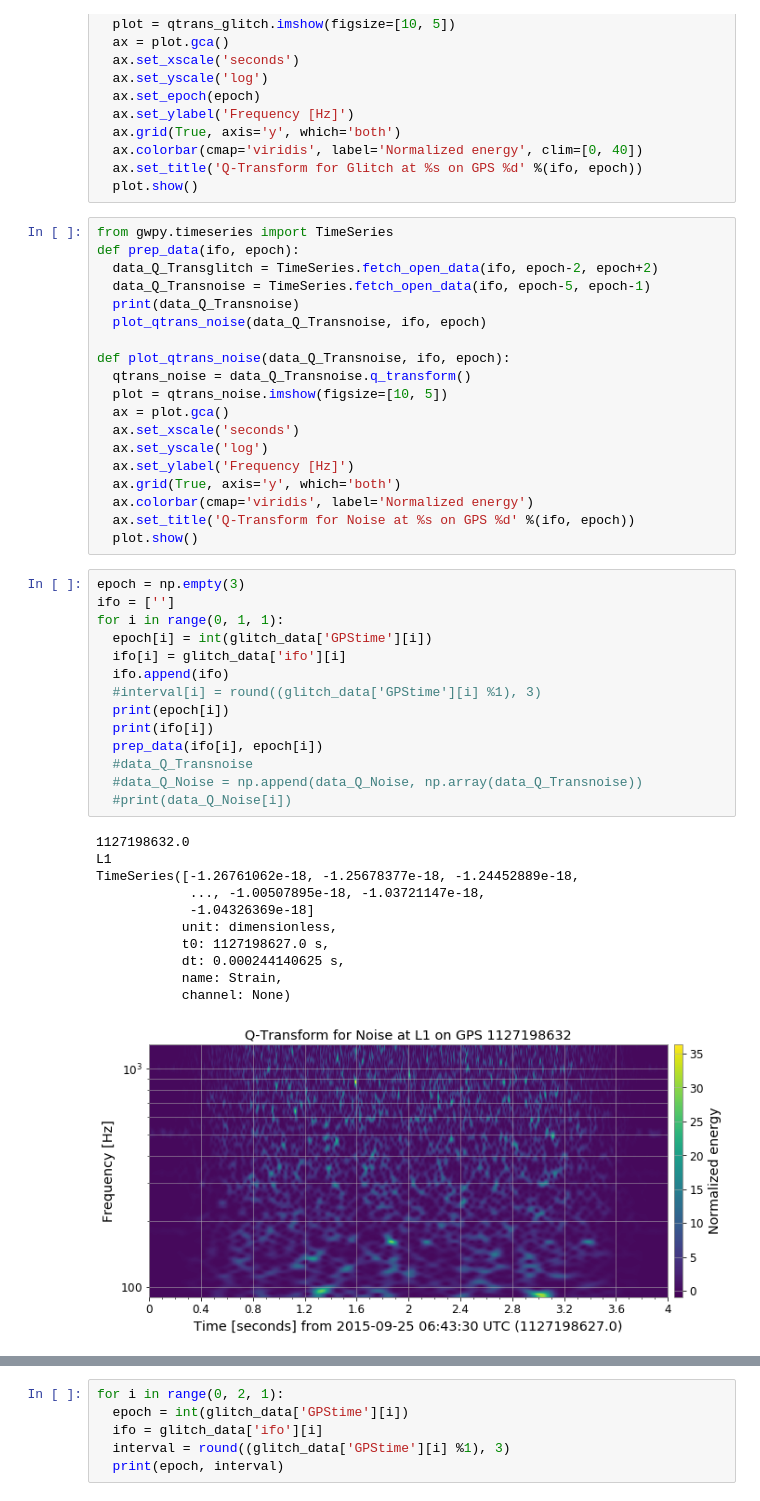
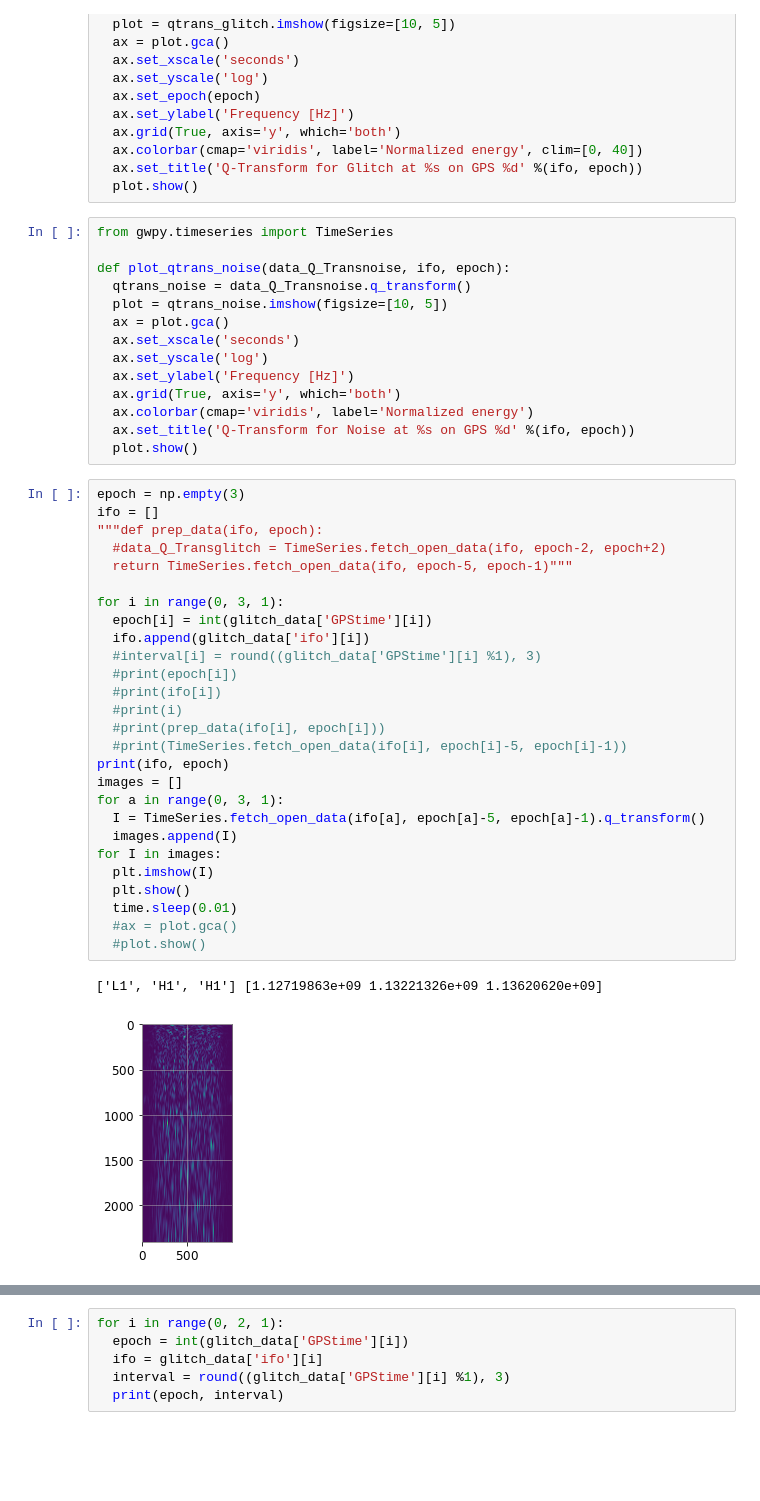
Before and after one commit to SGRGit/gwOsc, a Jupyter notebook: DataPrepBlipGlitches.ipynb, the cells around one changed output, grey strips where cells are left out. Drawn from its saved outputs; the diff is of its cells as text; blank space fills up the shorter version.

```diff
--- a/DataPrepBlipGlitches.ipynb
+++ b/DataPrepBlipGlitches.ipynb
@@ -112,11 +112,6 @@ def plot_qtrans_glitch(data_Q_Transglitch, ifo, epoch, interval):
   plot.show()
 # %%
 from gwpy.timeseries import TimeSeries
-def prep_data(ifo, epoch):
-  data_Q_Transglitch = TimeSeries.fetch_open_data(ifo, epoch-2, epoch+2)
-  data_Q_Transnoise = TimeSeries.fetch_open_data(ifo, epoch-5, epoch-1)
-  print(data_Q_Transnoise)
-  plot_qtrans_noise(data_Q_Transnoise, ifo, epoch)
 
 def plot_qtrans_noise(data_Q_Transnoise, ifo, epoch):
   qtrans_noise = data_Q_Transnoise.q_transform()
@@ -131,27 +126,31 @@ def plot_qtrans_noise(data_Q_Transnoise, ifo, epoch):
   plot.show()
 # %%
 epoch = np.empty(3)
-ifo = ['']
-for i in range(0, 1, 1):
+ifo = []
+"""def prep_data(ifo, epoch):
+  #data_Q_Transglitch = TimeSeries.fetch_open_data(ifo, epoch-2, epoch+2)
+  return TimeSeries.fetch_open_data(ifo, epoch-5, epoch-1)"""
+
+for i in range(0, 3, 1):
   epoch[i] = int(glitch_data['GPStime'][i])
-  ifo[i] = glitch_data['ifo'][i]
-  ifo.append(ifo)
+  ifo.append(glitch_data['ifo'][i])
   #interval[i] = round((glitch_data['GPStime'][i] %1), 3)
-  print(epoch[i])
-  print(ifo[i])
-  prep_data(ifo[i], epoch[i])
-  #data_Q_Transnoise
-  #data_Q_Noise = np.append(data_Q_Noise, np.array(data_Q_Transnoise))
-  #print(data_Q_Noise[i])
+  #print(epoch[i])
+  #print(ifo[i])
+  #print(i)
+  #print(prep_data(ifo[i], epoch[i]))
+  #print(TimeSeries.fetch_open_data(ifo[i], epoch[i]-5, epoch[i]-1))
+print(ifo, epoch)
+images = []
+for a in range(0, 3, 1):
+  I = TimeSeries.fetch_open_data(ifo[a], epoch[a]-5, epoch[a]-1).q_transform()
+  images.append(I)
+for I in images:
+  plt.imshow(I)
+  plt.show()
+  time.sleep(0.01)
+  #ax = plot.gca()
+  #plot.show()
 # %% [output]
-1127198632.0
-L1
-TimeSeries([-1.26761062e-18, -1.25678377e-18, -1.24452889e-18,
-            ..., -1.00507895e-18, -1.03721147e-18,
-            -1.04326369e-18]
-           unit: dimensionless,
-           t0: 1127198627.0 s,
-           dt: 0.000244140625 s,
-           name: Strain,
-           channel: None)
+['L1', 'H1', 'H1'] [1.12719863e+09 1.13221326e+09 1.13620620e+09]
-[figure, old version]
+[figure, new version]
```
Also changed, not shown: parts of 2 cells of this notebook.
